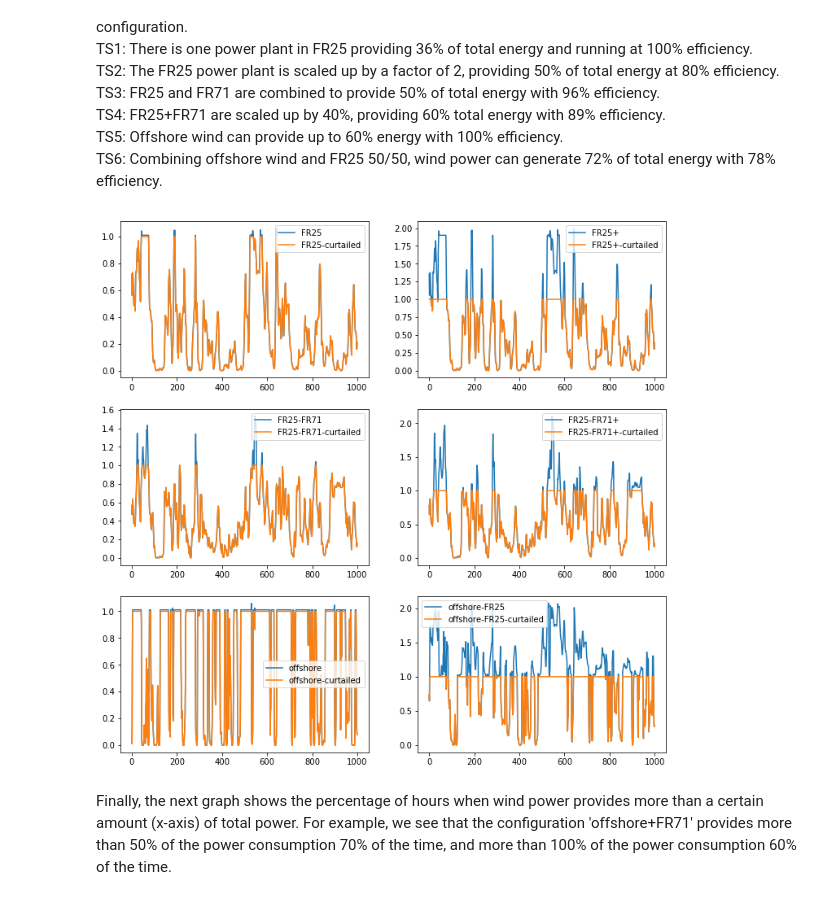
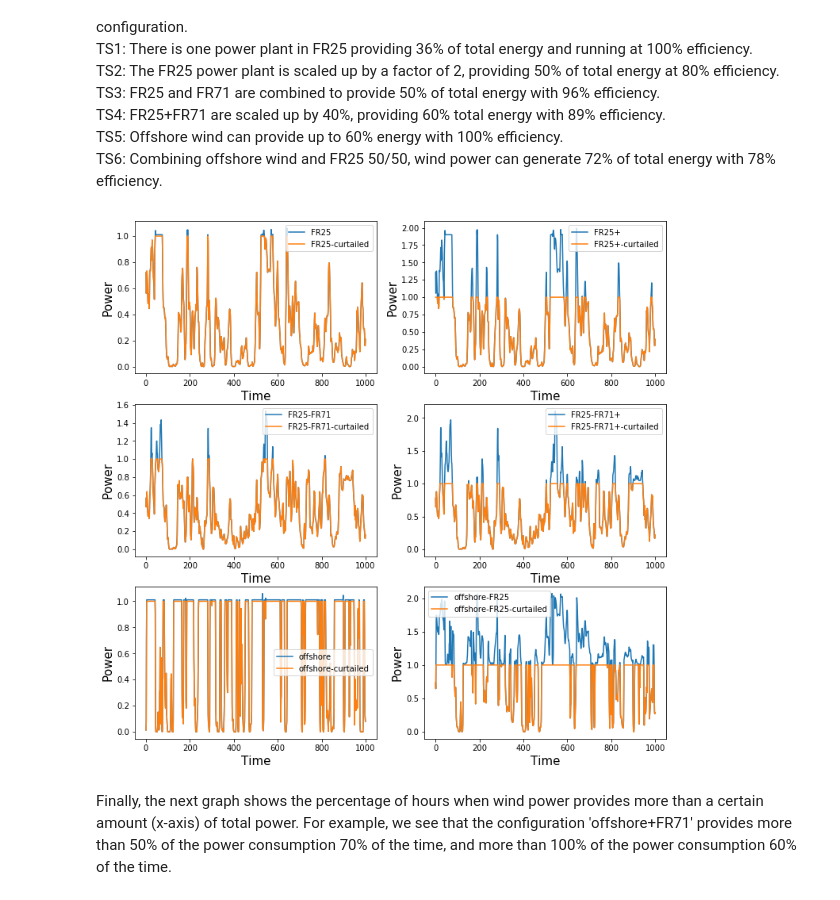
Before and after one commit to francoiscallewaert/Data-Incubator-project, a Jupyter notebook: Wind data analysis.ipynb, the cells around one changed output. Saved outputs shown, nothing was run; the diff lists cells and outputs as text; code cells hidden in the pictures.

```diff
--- a/Wind data analysis.ipynb
+++ b/Wind data analysis.ipynb
@@ -25,10 +25,12 @@ The data has 262968 rows corresponding each to the output power of a windmill in
 As can be seen, data is normalized to 1, where 1 means that there is enough wind in the region to have an average windmill produce 100% of its nominal output power.
 Next, we plot the first 1000 hours of wind power for 4 regions, called FR30, FR71, FR25 and FR42.
 # %%
-fig = plt.figure(figsize = (10, 7))
+fig = plt.figure(figsize = (16, 10))
 for i in range(4):
     P = fig.add_subplot(2, 2, i+1)
     P.plot(range(1000), df.iloc[0:1000, i], label = df.columns[i])
     P.legend()
+    P.set_xlabel("hour", fontsize = 15)
+    P.set_ylabel("power", fontsize = 15)
 plt.show()
 # %% [output]
@@ -155,12 +164,12 @@ for col in df2.columns:
     for i in range(11):
         P1 = 0.1*i*df2[col] + (1-0.1*i)*df2['FR25']
         P = []
-        E = [1]
-        for j in range(21):
+        E = [100]
+        for j in range(31):
             P.append(100 * np.mean(np.minimum(1, P1*j/10)))
         Energy.append(P)
-        for j in range(1,21):
-            E.append(P[j]/P[10] * 10/j)
+        for j in range(1,31):
+            E.append(100 * P[j]/P[10] * 10/j)
         Efficiency.append(E)
     CF2[col] = (Energy, Efficiency)
 # %%
@@ -170,10 +179,14 @@ P = fig.add_subplot(1, 2, 1)
 for i in range(0, 11, 2):
     plt.plot(CF2[col1][0][i], CF2[col1][1][i], label=(10-i)/10)
     plt.legend()
+    plt.xlabel("Total useful energy (%)", fontsize = 15)
+    plt.ylabel("Efficiency (%)", fontsize = 15)
 col2 = 'FR71'
 P = fig.add_subplot(1, 2, 2)
 for i in range(0, 11, 2):
     plt.plot(CF2[col2][0][i], CF2[col2][1][i], label=(10-i)/10)
     plt.legend()
+    plt.xlabel("Total useful energy (%)", fontsize = 15)
+    plt.ylabel("Efficiency (%)", fontsize = 15)
 plt.show()
 # %% [output]
@@ -193,12 +206,12 @@ for col in df2.columns:
     for i in range(11):
         P1 = 0.1*i*df2[col] + (1-0.1*i)*df3
         P = []
-        E = [1]
+        E = [100]
         for j in range(31):
             P.append(100 * np.mean(np.minimum(1, P1*j/10)))
         Energy.append(P)
         for j in range(1,31):
-            E.append(P[j]/P[10] * 10/j)
+            E.append(100 * P[j]/P[10] * 10/j)
         Efficiency.append(E)
     CF2off[col] = (Energy, Efficiency)
 # %%
@@ -232,15 +247,17 @@ TS_name = ['FR25', 'FR25+', 'FR25-FR71', 'FR25-FR71+', 'offshore', 'offshore-FR2
 # %%
 Legends = []
 
 fig = plt.figure(figsize = (12, 12))
 for i in range(6):
     P = fig.add_subplot(3, 2, i+1)
     P.plot(range(1000), TS[i][100000:101000], label=TS_name[i])
     P.plot(range(1000), np.minimum(1, TS[i][100000:101000]), label=TS_name[i]+'-curtailed')
     P.legend()
+    plt.xlabel("Time", fontsize = 15)
+    plt.ylabel("Power", fontsize = 15)
 plt.show()
 # %% [output]
-[figure, old version]
+[figure, new version]
 # %% [markdown]
 Finally, the next graph shows the percentage of hours when wind power provides more than a certain amount (x-axis) of total power. For example, we see that the configuration 'offshore+FR71' provides more than 50% of the power consumption 70% of the time, and more than 100% of the power consumption 60% of the time.
 # %%
```
Also changed, not shown: parts of 7 cells of this notebook.
